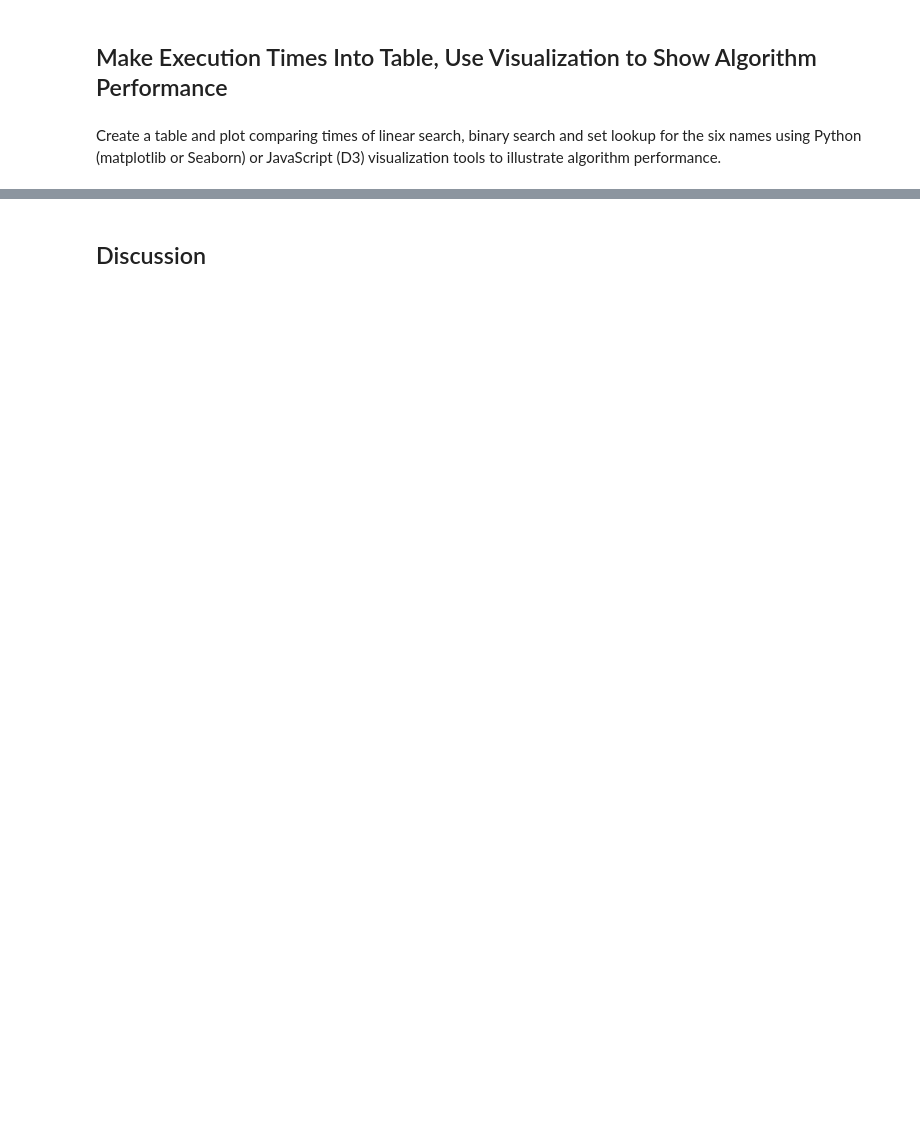
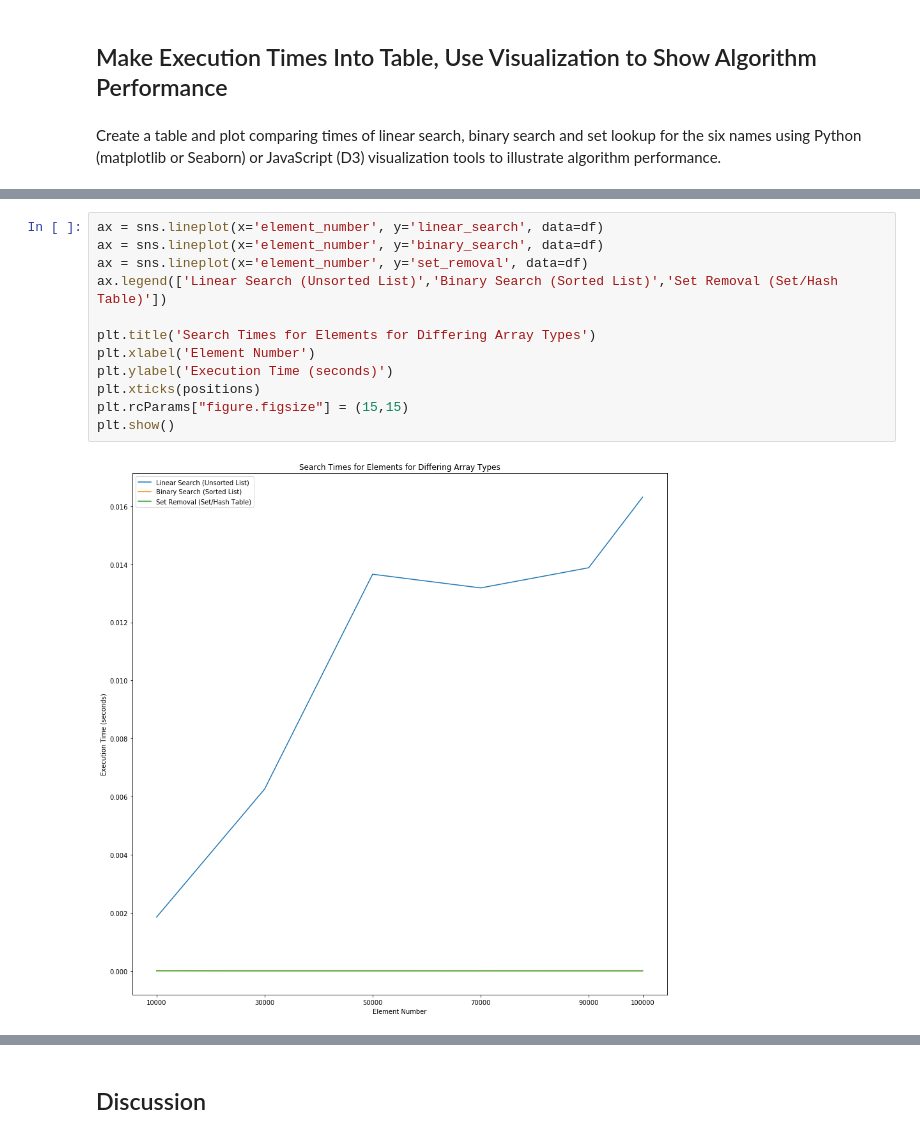
Before and after one commit to farzadfalsafy/MSDS432-1, a Jupyter notebook: Week5/MSDS432_Week5.ipynb, the cells around one changed output, grey strips where cells are left out. Cells and saved outputs as stored; diff of their text form; blank space fills up the shorter version.

Commit message:
Finished graphs, discussion

```diff
--- a/Week5/MSDS432_Week5.ipynb
+++ b/Week5/MSDS432_Week5.ipynb
@@ -153,0 +151,14 @@ https://mode.com/blog/python-interactive-plot-libraries
+# %%
+ax = sns.lineplot(x='element_number', y='linear_search', data=df)
+ax = sns.lineplot(x='element_number', y='binary_search', data=df)
+ax = sns.lineplot(x='element_number', y='set_removal', data=df)
+ax.legend(['Linear Search (Unsorted List)','Binary Search (Sorted List)','Set Removal (Set/Hash Table)'])
+
+plt.title('Search Times for Elements for Differing Array Types')
+plt.xlabel('Element Number')
+plt.ylabel('Execution Time (seconds)')
+plt.xticks(positions)
+plt.rcParams["figure.figsize"] = (15,15)
+plt.show()
+# %% [output]
+[figure, added]
```
Also changed, not shown: parts of 7 cells of this notebook.
